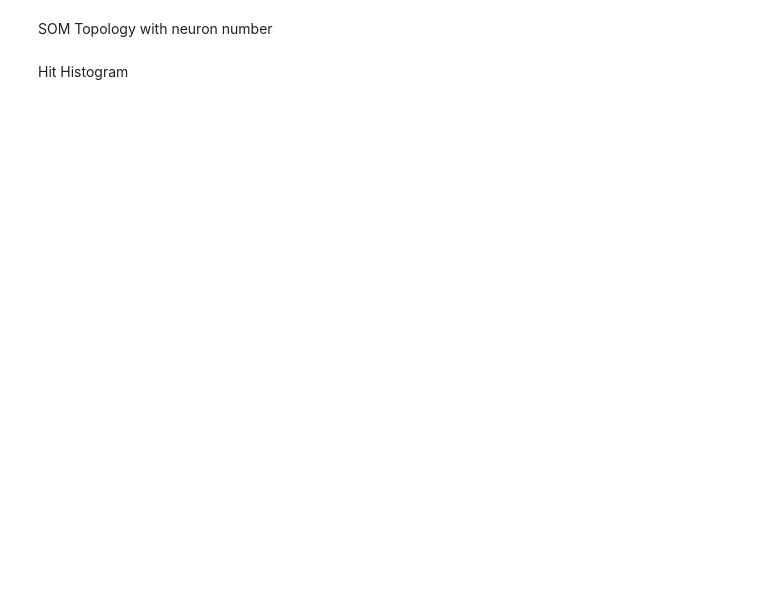
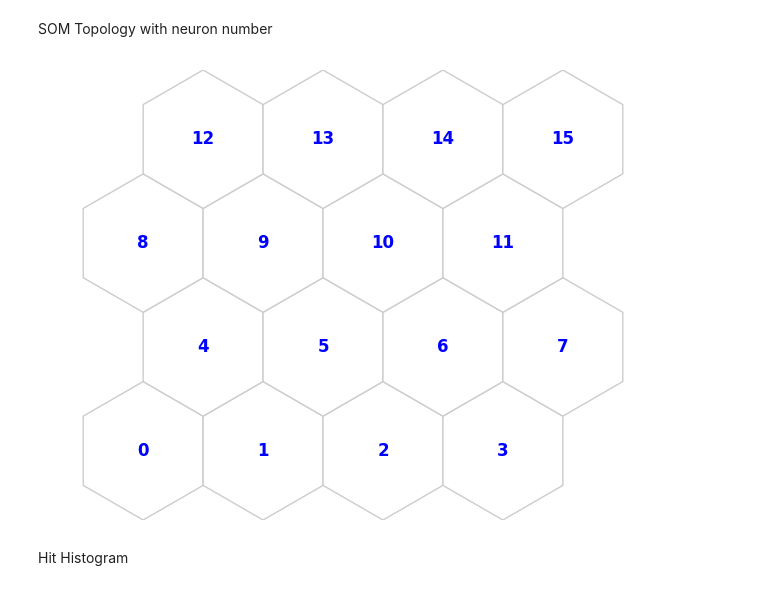
Before and after one commit to amir-jafari/SOM, a Jupyter notebook: examples/Tabular/Iris/notebook/Iris_training.ipynb, the cells around one changed output. Saved outputs shown, nothing was run; the diff lists cells and outputs as text; code cells hidden in the pictures; blank space fills up the shorter version.

```diff
--- a/examples/Tabular/Iris/notebook/Iris_training.ipynb
+++ b/examples/Tabular/Iris/notebook/Iris_training.ipynb
@@ -113,8 +150,10 @@ plt.show()
 # %% [markdown]
 SOM Topology with neuron number
 # %%
-fig, ax, pathces, text = som.plt_top_num()
+fig, ax, pathces, text = som.plot('top_num')
 plt.show()
+# %% [output]
+[figure, added]
 # %% [markdown]
 Hit Histogram
 # %%
```
Also changed, not shown: parts of 27 cells of this notebook.
